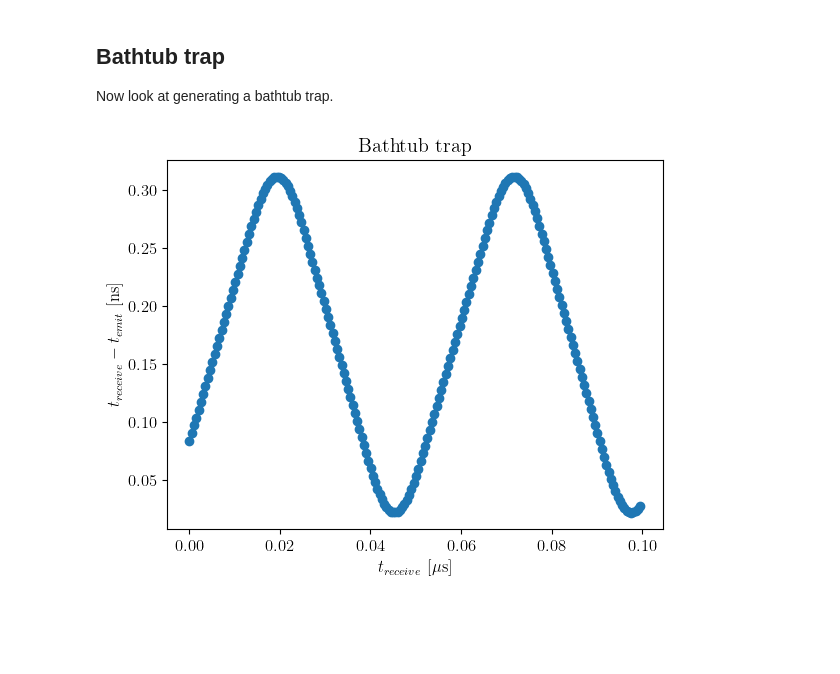
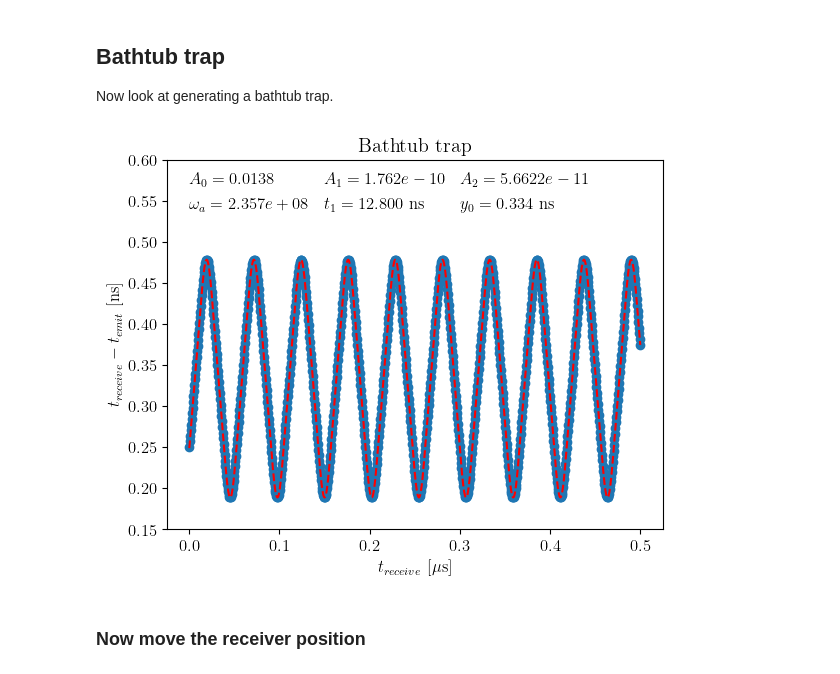
Before and after one commit to sebj101/AnalyticalElectronProp, a Jupyter notebook: PropagationRelation.ipynb, the cells around one changed output. Drawn from its saved outputs; the diff is of its cells as text; code cells hidden in the pictures; blank space fills up the shorter version.

```diff
--- a/PropagationRelation.ipynb
+++ b/PropagationRelation.ipynb
@@ -129,20 +130,65 @@ plt.show()
 ## Bathtub trap
 Now look at generating a bathtub trap.
 # %%
+# Reposition the receiver
+zR = -0.1  # metres
+
 # Define trap
 L0_bt = 0.35    # m
 L1_bt = 5e-2  # m
 B0_bt = 1.0     # T
 bathtubTrap = traps.BathtubTrap(B0_bt, L0_bt, L1_bt)
+
+tObs = 0.5e-6  # seconds
+timeArray = np.arange(0, tObs, samplePeriod)
 electronZPos_bt = bathtubTrap.GetZPosTime(timeArray, electron.GetSpeed(),
                                           pitchAngleInit)
 # For each point, calculate the signal arrival time
 arrivalTimes_bt = timeArray + abs(zR - electronZPos_bt) / sc.c
-plt.figure()
-plt.plot(arrivalTimes_bt * 1e6, (arrivalTimes_bt - timeArray) * 1e9, 'o')
-plt.title("Bathtub trap")
-plt.xlabel("$t_{receive}$ [$\mu$s]")
-plt.ylabel("$t_{receive} - t_{emit}$ [ns]")
-plt.show()
-# %% [output]
-[figure, removed]
+# %%
+plt.figure()
+plt.plot(arrivalTimes_bt * 1e6, (arrivalTimes_bt - timeArray) * 1e9, 'o')
+plt.title("Bathtub trap")
+plt.xlabel("$t_{receive}$ [$\mu$s]")
+plt.ylabel("$t_{receive} - t_{emit}$ [ns]")
+
+def DeltaTBathtub(x, A0, A1, A2, omega_a, t1, yOffset):
+    t2 = t1 + np.pi / omega_a
+    t3 = t1 + t2
+    T = 2 * t2
+
+    # Calculate the time modulo the axial period
+    tMod = x % T
+    conditions = [tMod < t1, (tMod > t1) & (tMod < t2),
+                  (tMod > t2) & (tMod < t3), tMod > t3]
+    choices = [A0 * tMod - A1 / 2,
+               A2 * np.sin(omega_a * (tMod - t1)) + A1 / 2,
+               -A0 * (tMod - t2) + A1 / 2,
+               -A2 * np.sin(omega_a * (tMod - t3)) - A1 / 2]
+    return np.select(conditions, choices, default=0.0) + yOffset
+
+# Fit the function to the bathtub trap data
+wa = electron.GetSpeed() * np.sin(pitchAngleInit) / L0_bt
+A0Guess = electron.GetSpeed() * np.cos(pitchAngleInit) / sc.c
+A1Guess = L1_bt / 2 / sc.c
+A2Guess = bathtubTrap.CalcZMax(pitchAngleInit) / sc.c
+y0Guess = abs(zR) / sc.c
+t1Guess = L1_bt / (electron.GetSpeed() * np.cos(pitchAngleInit))
+initialGuesses = [A0Guess, A1Guess, A2Guess, wa, t1Guess, y0Guess]
+popt, pcov = curve_fit(DeltaTBathtub, arrivalTimes_bt, arrivalTimes_bt - timeArray,
+                       p0=initialGuesses)
+plt.plot(arrivalTimes_bt * 1e6, DeltaTBathtub(arrivalTimes_bt, *popt) * 1e9, 'r--')
+plt.ylim(0.15, 0.6)
+# Draw the fit parameters on the plot
+plt.text(0.0, 0.57, f"$A_0 = {popt[0]:.4f}$")
+plt.text(0.15, 0.57, f"$A_1 = {popt[1]:.3e}$")
+plt.text(0.3, 0.57, f"$A_2 = {popt[2]:.4e}$")
+plt.text(0.0, 0.54, f"$\omega_a = {popt[3]:.3e}$")
+plt.text(0.15, 0.54, f"$t_1 = {popt[4] * 1e9:.3f}$ ns")
+plt.text(0.3, 0.54, f"$y_0 = {popt[5] * 1e9:.3f}$ ns")
+
+plt.show()
+# %% [output]
+[figure, added]
+# %% [markdown]
+### Now move the receiver position
```
Also changed, not shown: parts of 2 cells of this notebook.
